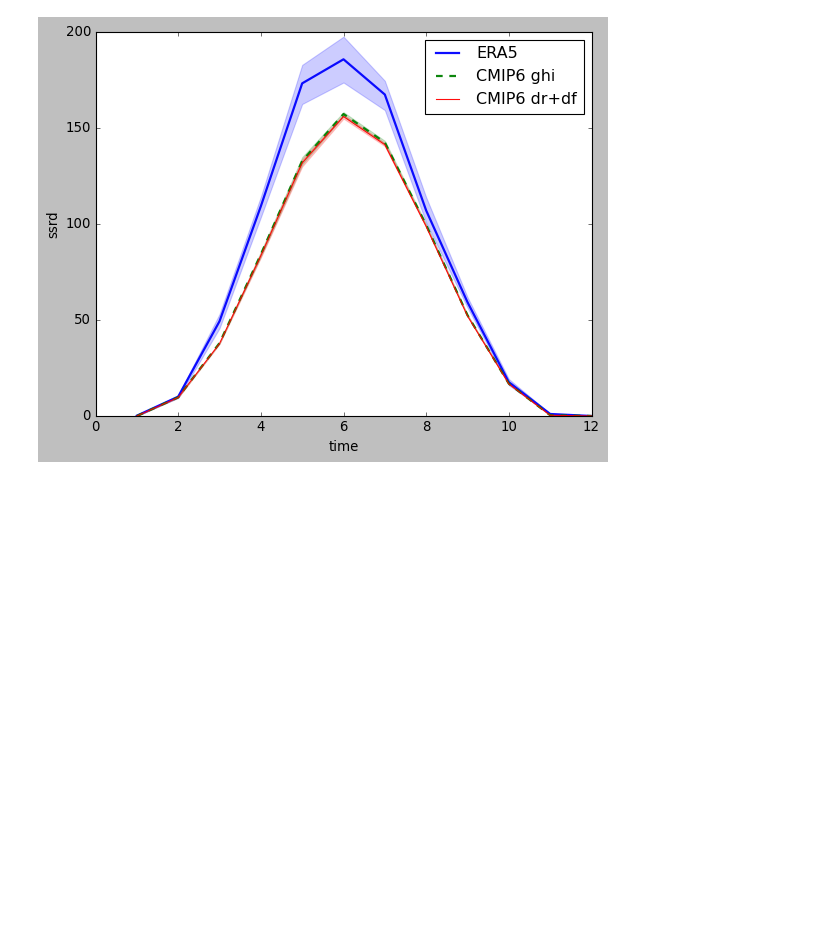
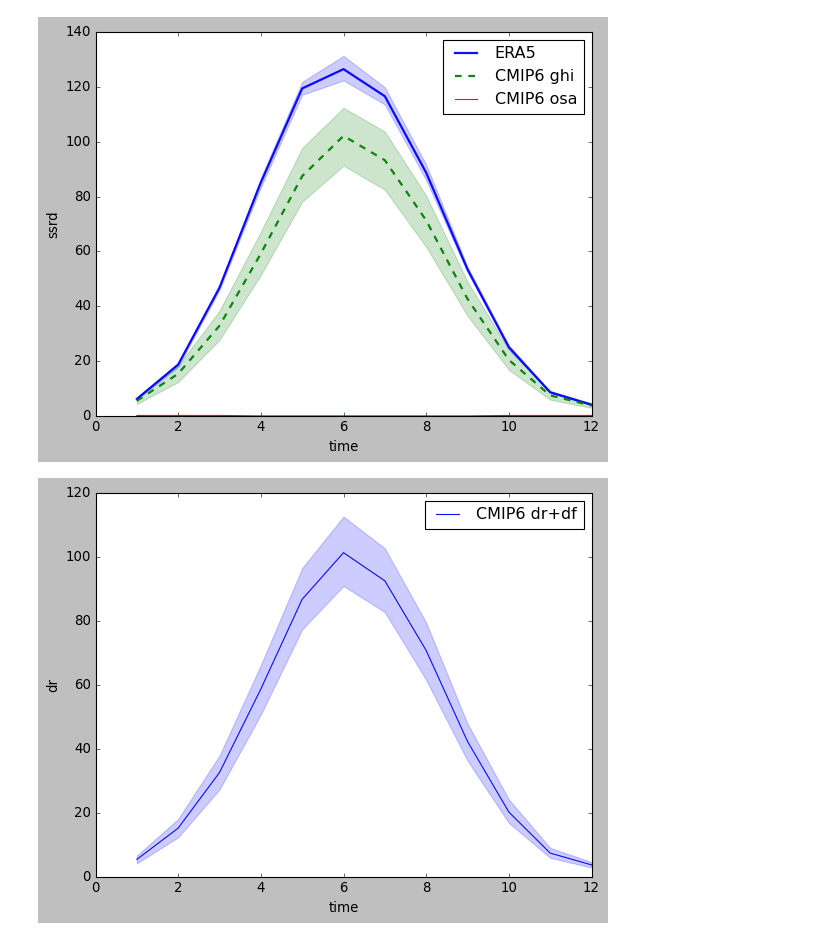
Before and after one commit to trondkr/cmip6-albedo, a Jupyter notebook: CMIP6_ERA5_comparison_v2.ipynb, the cells around one changed output. Saved outputs shown, nothing was run; the diff lists cells and outputs as text; code cells hidden in the pictures; blank space fills up the shorter version.

```diff
--- a/CMIP6_ERA5_comparison_v2.ipynb
+++ b/CMIP6_ERA5_comparison_v2.ipynb
@@ -142,15 +142,15 @@ def haversine(lon1, lat1, lon2, lat2):
 def get_area_averaged_ds(fname,min_lat,max_lat,min_lon,max_lon,var_name):
 
     with xr.open_dataset(fname) as ds:
-      #  ds=convert_to_180(ds)
+     #   ds=convert_to_180(ds)
         ds=ds.sel(time=slice(start_time,end_time)).sel(lat=slice(min_lat,max_lat), lon=slice(min_lon,max_lon))
         lon_c,lat_c=np.meshgrid(ds.lon.values,ds.lat.values)
         is_in_ocean_c = globe.is_ocean(lat_c,lon_c)
         ds.coords['mask'] = (('lat', 'lon'), is_in_ocean_c)
 
-        ds = ds[var_name].where(ds.mask==1, drop=True).fillna(0)
+        ds = ds[var_name].where(ds.mask==1).fillna(0)
         ds = ds.mean({"lat","lon"})
-        ds = ds.resample(time="MS").mean()
+       # ds = ds.resample(time="MS").mean()
         df = ds.to_dataframe().dropna()
         df = df.reset_index()
         return df
@@ -162,11 +162,11 @@ period="2000-01-01-2009-12-16"
 start_time="2000-01-01"
 end_time="2009-12-16"
 
-models=["MPI-ESM1-2-LR"]
+models=["ACCESS-ESM1-5"]
 era_var_name="ssrd"
 #era_var_name="msdwswrf"
 ds_var_name1="ghi"
-ds_var_name2="par"
+ds_var_name2="osa"
 ds_var_name3="drair"
 ds_var_name4="dfair"
 
@@ -174,7 +174,7 @@ area_name= "Southern Norway" #"North and East Barents Sea" #"Gulf of Alaska" # #
 region_code=2
 # Converting units see here:
 # https://confluence.ecmwf.int/display/CKB/ERA5%3A+data+documentation#ERA5:datadocumentation-Monthlymeans
-do_map=False
+do_map=True
 
 era_datafile="../oceanography/light/ncfiles/ERA5_global_hourly_shortwave.nc"
 #era_datafile="../oceanography/light/ncfiles/ERA5_global_shortwave.nc"
@@ -184,10 +184,10 @@ era = get_era5(era_datafile, start_time, end_time)
 
 #distance = haversine(lon1,lat1,lon2,lat2)
 
-min_lat=70
-max_lat=71
+min_lat=50
+max_lat=70
 min_lon=0
-max_lon=1
+max_lon=18
 era = era.reindex(lat=list(reversed(era.lat)))
 era = era.sel(lat=slice(min_lat,max_lat),lon=slice(min_lon,max_lon))
 
@@ -195,10 +195,9 @@ lon1,lat1=np.meshgrid(era.lon.values,era.lat.values)
 is_in_ocean = globe.is_ocean(lat1,lon1)
 era.coords['mask'] = (('lat', 'lon'), is_in_ocean)
 
-era = era[era_var_name].where(era.mask==1, drop=True) #.fillna(0)
+era = era[era_var_name].where(era.mask==1).fillna(0)
 era = era.mean({"lat","lon"})
 era = era.resample(time="MS", loffset=pd.Timedelta(14, 'd')).mean()
-
 
 for i, station in enumerate(stations):
 
@@ -228,13 +227,15 @@ for i, station in enumerate(stations):
             sns.lineplot(ax=axes3, data=df1, x=df1.time.dt.month, y=ds_var_name1,
                          ci=95, alpha=0.95,#hue=df1.time.dt.month,
                          legend="auto", label="CMIP6 {}".format(ds_var_name1), linewidth=2, linestyle="--")
-         #   sns.lineplot(ax=axes3, data=df2, x=df2.time.dt.month, y=ds_var_name2,
-         #                ci=95, alpha=0.95,
-         #                legend="auto", label="CMIP6 {}".format(ds_var_name2))
+            sns.lineplot(ax=axes3, data=df2, x=df2.time.dt.month, y=ds_var_name2,
+                         ci=95, alpha=0.95,
+                         legend="auto", label="CMIP6 {}".format(ds_var_name2))
 
-            sns.lineplot(ax=axes3, data=df3, x=df3.time.dt.month, y="dr", #hue=df3.time.dt.month,
+            fig2, axes2 = plt.subplots(1, 1)
+            sns.lineplot(ax=axes2, data=df3, x=df3.time.dt.month, y="dr", #hue=df3.time.dt.month,
                          ci=95, alpha=0.95,
                          legend="auto", label="CMIP6 dr+df")
+            print("Correlation", df1.corrwith(era_df[era_var_name]))
 # %% [output]
 <class 'netCDF4._netCDF4.Dataset'>
 root group (NETCDF3_64BIT_OFFSET data model, file format NETCDF3):
@@ -248 +251,2 @@ Wall time: 40.8 s
-[figure, old version]
+[figure, new version]
+[figure, added]
```
Also changed, not shown: parts of 3 cells of this notebook, 5 other files.
